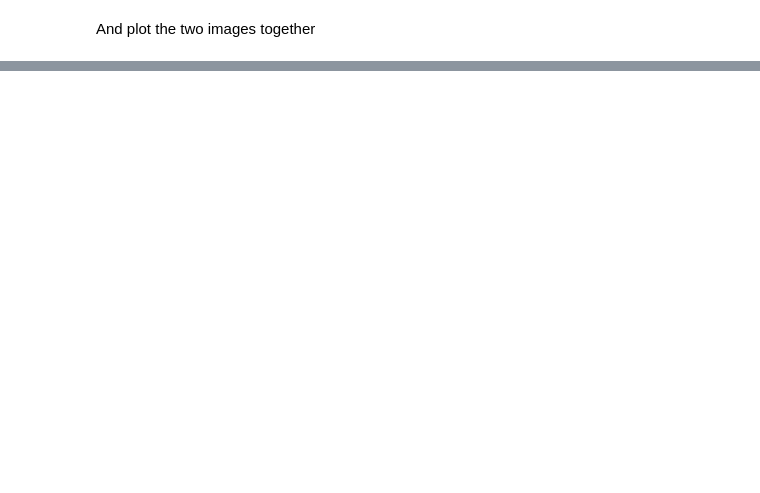
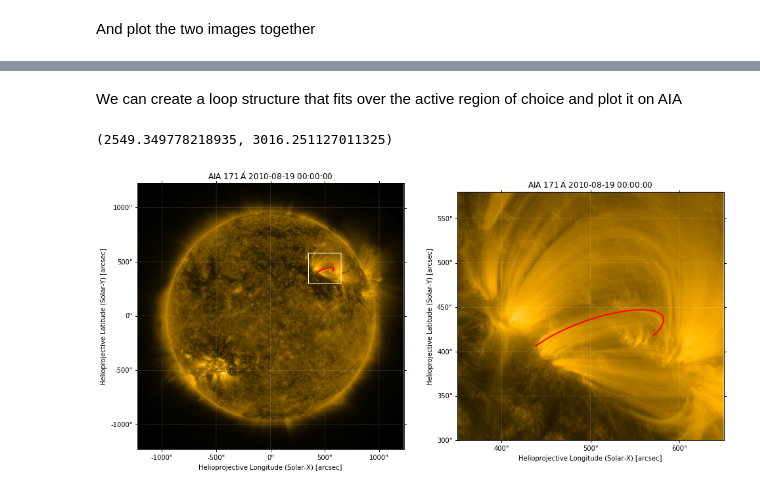
Before and after one commit to sunpy/previous-workshop-notebooks, a Jupyter notebook: 2019_spd/sunpy-1.0-spd2019-coordinates.ipynb, the cells around one changed output, grey strips where cells are left out. Saved outputs shown, nothing was run; the diff lists cells and outputs as text; code cells hidden in the pictures; blank space fills up the shorter version.

```diff
--- a/2019_spd/sunpy-1.0-spd2019-coordinates.ipynb
+++ b/2019_spd/sunpy-1.0-spd2019-coordinates.ipynb
@@ -347,0 +385,27 @@ map_stereo.draw_rectangle(hpc_B[0], w, h,  transform=ax.get_transform('world'),
+# %% [markdown]
+We can create a loop structure that fits over the active region of choice and plot it on AIA
+# %%
+#here we are defining the loop coordinates
+loop_coords = semi_circular_loop(200*u.Mm, lon=38*u.deg, lat=31*u.deg)
+
+fig = plt.figure()
+
+ax = plt.subplot(1,2,1, projection = map_aia)
+map_aia.plot(axes = ax)
+map_aia.draw_rectangle(corners_aia[0],
+                       corners_aia[1].Tx - corners_aia[0].Tx,
+                       corners_aia[2].Ty - corners_aia[0].Ty)
+
+ax.plot_coord(loop_coords.transform_to(map_aia.coordinate_frame), color = 'r', lw = 2)
+ax1 = plt.subplot(1,2,2,projection=map_aia)
+map_aia.plot(axes=ax1)
+ax1.plot_coord(loop_coords.transform_to(map_aia.coordinate_frame), color = 'r', lw = 2)
+
+lims = ((corners_aia[0].Tx.value,corners_aia[3].Tx.value)*u.arcsec,
+        (corners_aia[0].Ty.value,corners_aia[3].Ty.value)*u.arcsec)
+lims_pix = map_aia.world_to_pixel(SkyCoord(*lims, frame = map_aia.coordinate_frame))
+plt.xlim(lims_pix[0].value)
+plt.ylim(lims_pix[1].value)
+# %% [output]
+(2549.349778218935, 3016.251127011325)
+[figure, added]
```
Also changed, not shown: parts of 25 cells of this notebook, 2 other files.
